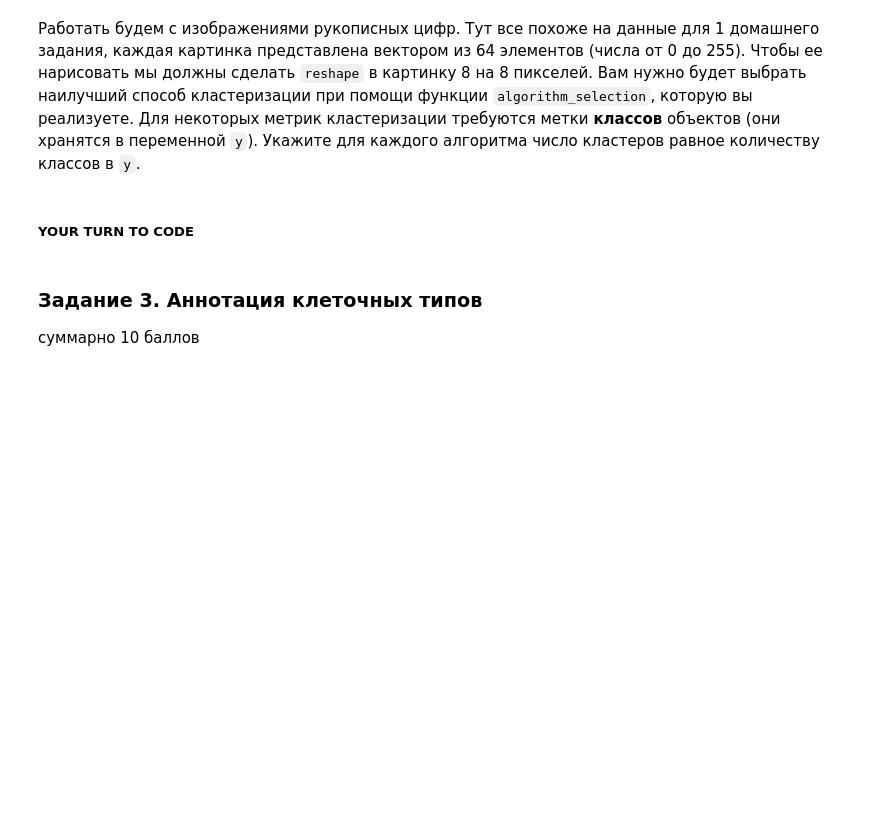
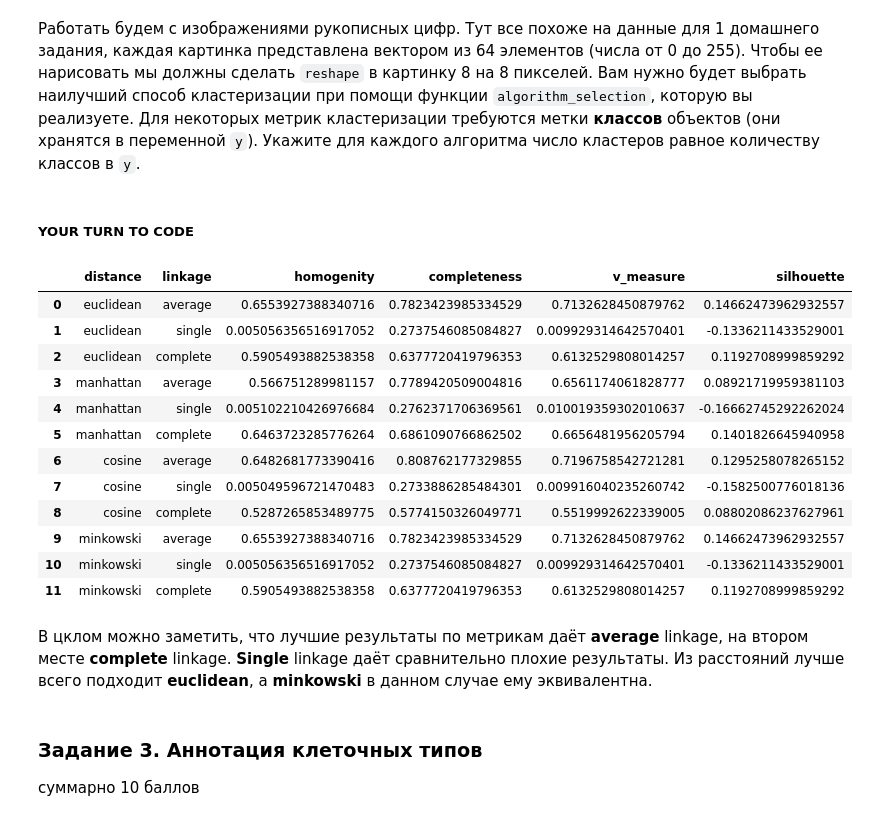
Before and after one commit to staceyso/BI_ML_2021, a Jupyter notebook: HW3_clustering/code/Cluster_tSNE.ipynb, the cells around one changed output. Drawn from its saved outputs; the diff is of its cells as text; code cells hidden in the pictures; blank space fills up the shorter version.

Commit message:
Added task 2 with compare dataframe

```diff
--- a/HW3_clustering/code/Cluster_tSNE.ipynb
+++ b/HW3_clustering/code/Cluster_tSNE.ipynb
@@ -274,10 +275,61 @@ def algorithm_selection(X, distances, algorithms, metrics):
         :param metrics: список возможных метрик качества кластеризации
     :return compare_dataframe: таблица с метриками кластеризации
     """
+    arr = [['distance', 'linkage', 'homogenity', 'completeness', 'v_measure', 'silhouette']]
+    for distance in distances:
+        for algorithm in algorithms:
+            row = [distance, algorithm]
+            aggclust = AgglomerativeClustering(n_clusters=10, affinity=distance, linkage=algorithm)
+            y_pred = aggclust.fit_predict(X)
 
-    compare_dataframe = None
+            if 'homogenity' in metrics:
+                row.append(homogeneity_score(y, y_pred))
+            else:
+                row.append('-')
+
+            if 'completeness' in metrics:
+                row.append(completeness_score(y, y_pred))
+            else:
+                row.append('-')
+
+            if 'v_measure' in metrics:
+                row.append(v_measure_score(y, y_pred))
+            else:
+                row.append('-')
+
+            if 'silhouette' in metrics:
+                row.append(silhouette_score(X, y_pred))
+            else:
+                row.append('-')
+
+            arr.append(row)
+
+    arr = np.array(arr)
+
+    compare_dataframe = pd.DataFrame(data=arr[1:,:], columns=arr[0,:])
 
     return compare_dataframe
+# %%
+compare_df = algorithm_selection(X, ['euclidean', 'manhattan', 'cosine', 'minkowski'],
+                    ['average', 'single', 'complete'], ['homogenity', 'completeness', 'v_measure', 'silhouette'])
+compare_df
+# %% [output]
+|  | distance | linkage | homogenity | completeness | v_measure | silhouette |
+| 0 | euclidean | average | 0.6553927388340716 | 0.7823423985334529 | 0.7132628450879762 | 0.14662473962932557 |
+| 1 | euclidean | single | 0.005056356516917052 | 0.2737546085084827 | 0.009929314642570401 | -0.1336211433529001 |
+| 2 | euclidean | complete | 0.5905493882538358 | 0.6377720419796353 | 0.6132529808014257 | 0.1192708999859292 |
+| 3 | manhattan | average | 0.566751289981157 | 0.7789420509004816 | 0.6561174061828777 | 0.08921719959381103 |
+| 4 | manhattan | single | 0.005102210426976684 | 0.2762371706369561 | 0.010019359302010637 | -0.16662745292262024 |
+| 5 | manhattan | complete | 0.6463723285776264 | 0.6861090766862502 | 0.6656481956205794 | 0.1401826645940958 |
+| 6 | cosine | average | 0.6482681773390416 | 0.808762177329855 | 0.7196758542721281 | 0.1295258078265152 |
+| 7 | cosine | single | 0.005049596721470483 | 0.2733886285484301 | 0.009916040235260742 | -0.1582500776018136 |
+| 8 | cosine | complete | 0.5287265853489775 | 0.5774150326049771 | 0.5519992622339005 | 0.08802086237627961 |
+| 9 | minkowski | average | 0.6553927388340716 | 0.7823423985334529 | 0.7132628450879762 | 0.14662473962932557 |
+| 10 | minkowski | single | 0.005056356516917052 | 0.2737546085084827 | 0.009929314642570401 | -0.1336211433529001 |
+| 11 | minkowski | complete | 0.5905493882538358 | 0.6377720419796353 | 0.6132529808014257 | 0.1192708999859292 |
+# %% [markdown]
+В цклом можно заметить, что лучшие результаты по метрикам даёт **average** linkage, на втором месте **complete** linkage.
+**Single** linkage даёт сравнительно плохие результаты. Из расстояний лучше всего подходит **euclidean**, а **minkowski** в данном случае ему эквивалентна.
 # %% [markdown]
 ### Задание 3. Аннотация клеточных типов
 
```
Also changed, not shown: parts of 27 cells of this notebook.
